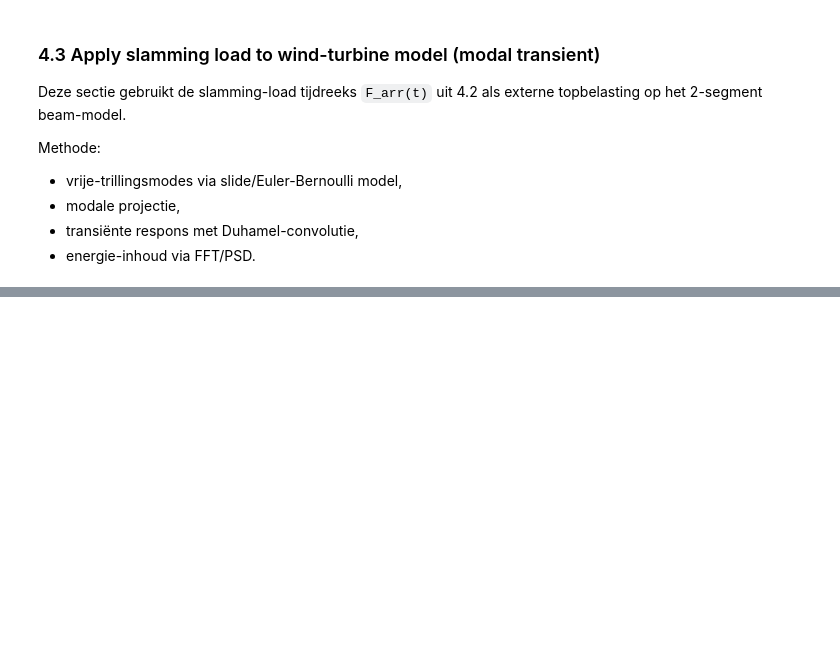
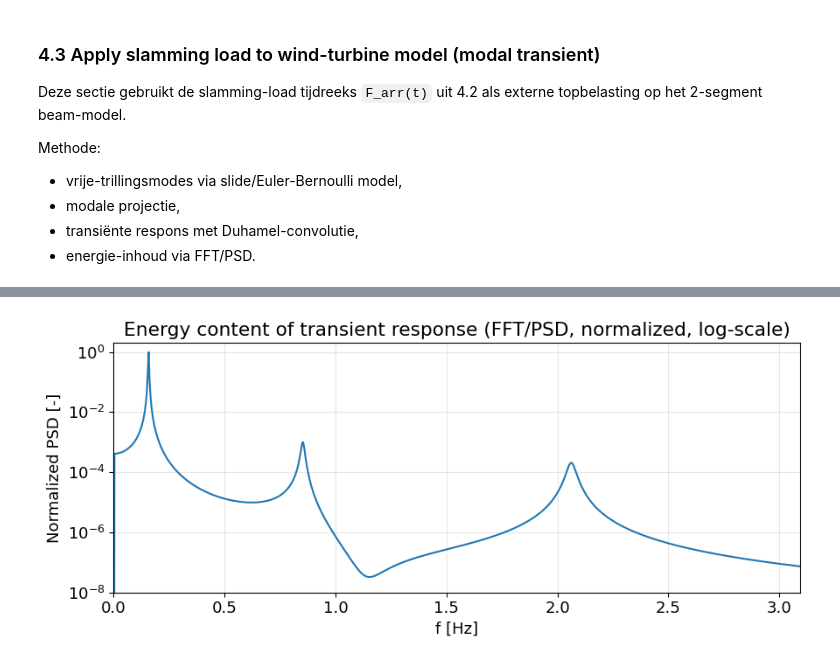
Before and after one commit to JulianEngel1999/FSI_Assignment_2, a Jupyter notebook: impulsive_wave_breaking.ipynb, the cells around one changed output, grey strips where cells are left out. Drawn from its saved outputs; the diff is of its cells as text; code cells hidden in the pictures; blank space fills up the shorter version.

```diff
--- a/impulsive_wave_breaking.ipynb
+++ b/impulsive_wave_breaking.ipynb
@@ -982,0 +722,17 @@ z=150 m: mode1=1.000e+00, mode2=1.004e-03, mode3=2.079e-04
+# %%
+# Extra plot: PSD normalized by its own maximum, with log-scale y-axis
+PSD_norm = PSD / (np.max(PSD) + 1e-30)
+
+plt.figure(figsize=(9, 4))
+plt.plot(freq, PSD_norm, color='tab:blue')
+plt.xlim(0.0, max(1.5 * float(np.max(freq_n)), 0.5))
+plt.yscale('log')
+plt.ylim(1e-8, 2.0)
+plt.xlabel('f [Hz]')
+plt.ylabel('Normalized PSD [-]')
+plt.title('Energy content of transient response (FFT/PSD, normalized, log-scale)')
+plt.grid(True, alpha=0.3)
+plt.tight_layout()
+plt.show()
+# %% [output]
+[figure, added]
```
Also changed, not shown: parts of 6 cells of this notebook.
